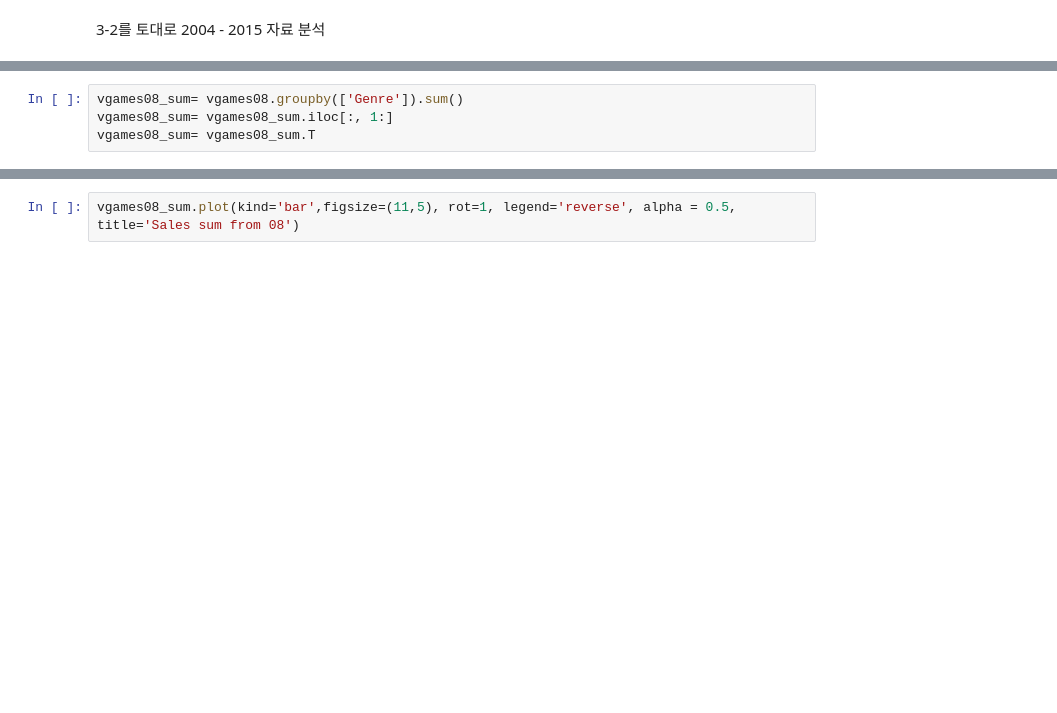
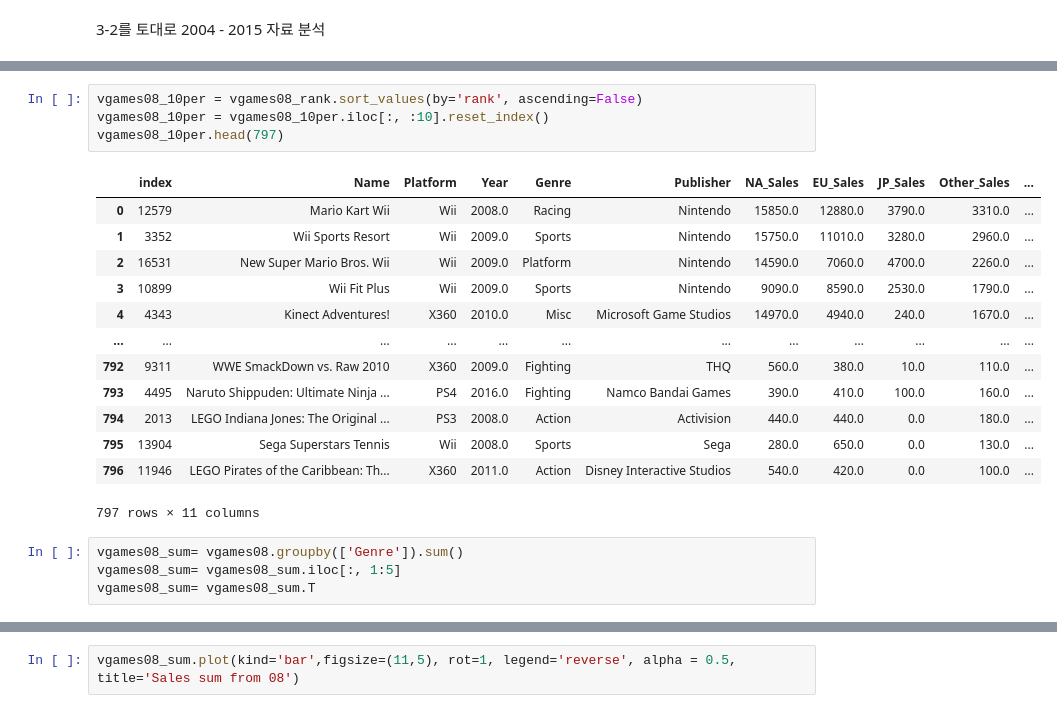
Before and after one commit to superahxd/_project, a Jupyter notebook: sec1_project.ipynb, the cells around one changed output, grey strips where cells are left out. Cells and saved outputs as stored; diff of their text form; blank space fills up the shorter version.

```diff
--- a/sec1_project.ipynb
+++ b/sec1_project.ipynb
@@ -454,4 +480,22 @@ vgames08 = vgames[vgames.Year > 2007]
+# %%
+vgames08_10per = vgames08_rank.sort_values(by='rank', ascending=False)
+vgames08_10per = vgames08_10per.iloc[:, :10].reset_index()
+vgames08_10per.head(797)
+# %% [output]
+|  | index | Name | Platform | Year | Genre | Publisher | NA_Sales | EU_Sales | JP_Sales | Other_Sales | ... |
+| 0 | 12579 | Mario Kart Wii | Wii | 2008.0 | Racing | Nintendo | 15850.0 | 12880.0 | 3790.0 | 3310.0 | ... |
+| 1 | 3352 | Wii Sports Resort | Wii | 2009.0 | Sports | Nintendo | 15750.0 | 11010.0 | 3280.0 | 2960.0 | ... |
+| 2 | 16531 | New Super Mario Bros. Wii | Wii | 2009.0 | Platform | Nintendo | 14590.0 | 7060.0 | 4700.0 | 2260.0 | ... |
+| 3 | 10899 | Wii Fit Plus | Wii | 2009.0 | Sports | Nintendo | 9090.0 | 8590.0 | 2530.0 | 1790.0 | ... |
+| 4 | 4343 | Kinect Adventures! | X360 | 2010.0 | Misc | Microsoft Game Studios | 14970.0 | 4940.0 | 240.0 | 1670.0 | ... |
+| ... | ... | ... | ... | ... | ... | ... | ... | ... | ... | ... | ... |
+| 792 | 9311 | WWE SmackDown vs. Raw 2010 | X360 | 2009.0 | Fighting | THQ | 560.0 | 380.0 | 10.0 | 110.0 | ... |
+| 793 | 4495 | Naruto Shippuden: Ultimate Ninja ... | PS4 | 2016.0 | Fighting | Namco Bandai Games | 390.0 | 410.0 | 100.0 | 160.0 | ... |
+| 794 | 2013 | LEGO Indiana Jones: The Original ... | PS3 | 2008.0 | Action | Activision | 440.0 | 440.0 | 0.0 | 180.0 | ... |
+| 795 | 13904 | Sega Superstars Tennis | Wii | 2008.0 | Sports | Sega | 280.0 | 650.0 | 0.0 | 130.0 | ... |
+| 796 | 11946 | LEGO Pirates of the Caribbean: Th... | X360 | 2011.0 | Action | Disney Interactive Studios | 540.0 | 420.0 | 0.0 | 100.0 | ... |
+797 rows × 11 columns
 # %%
 vgames08_sum= vgames08.groupby(['Genre']).sum()
-vgames08_sum= vgames08_sum.iloc[:, 1:]
+vgames08_sum= vgames08_sum.iloc[:, 1:5]
 vgames08_sum= vgames08_sum.T
```
Also changed, not shown: parts of 6 cells of this notebook.
